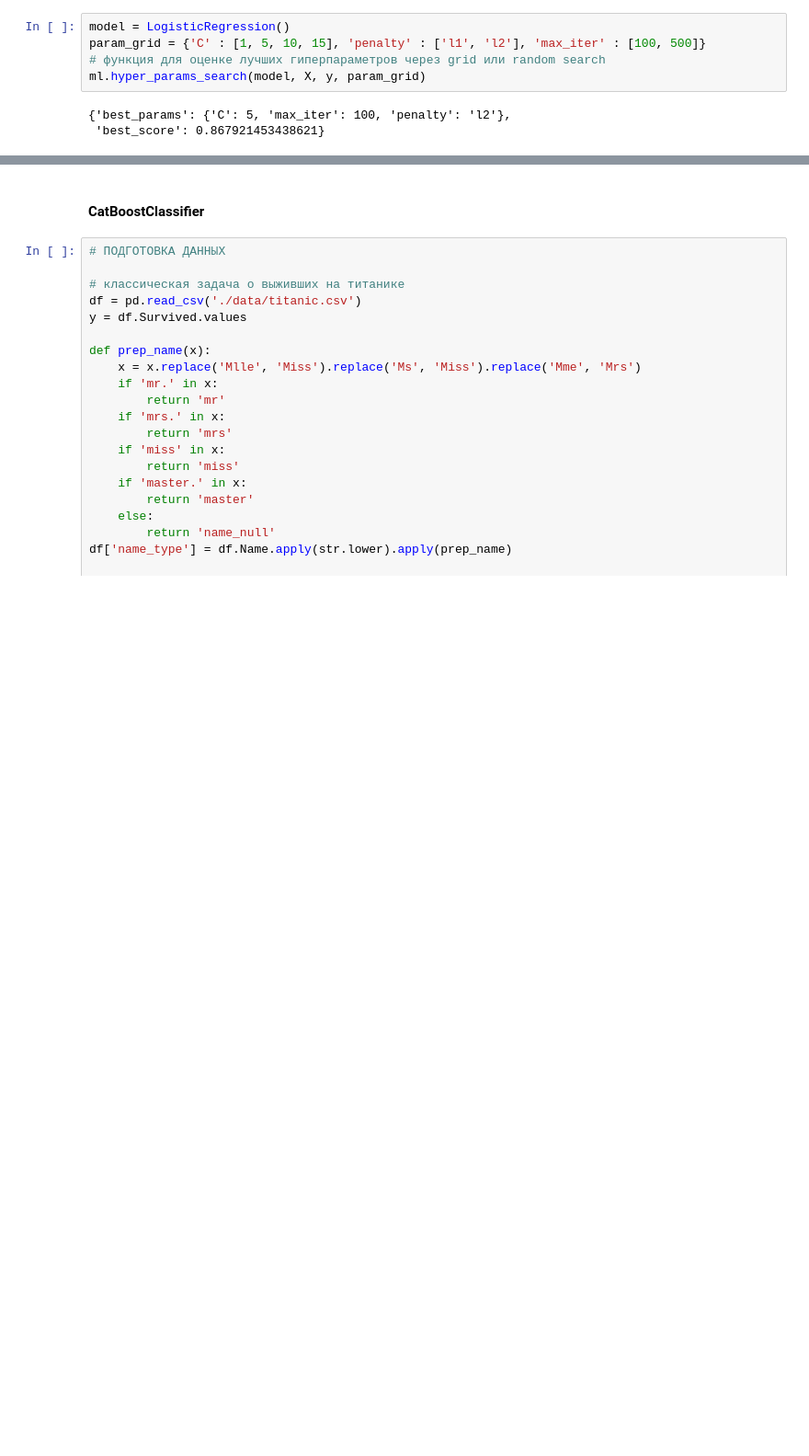
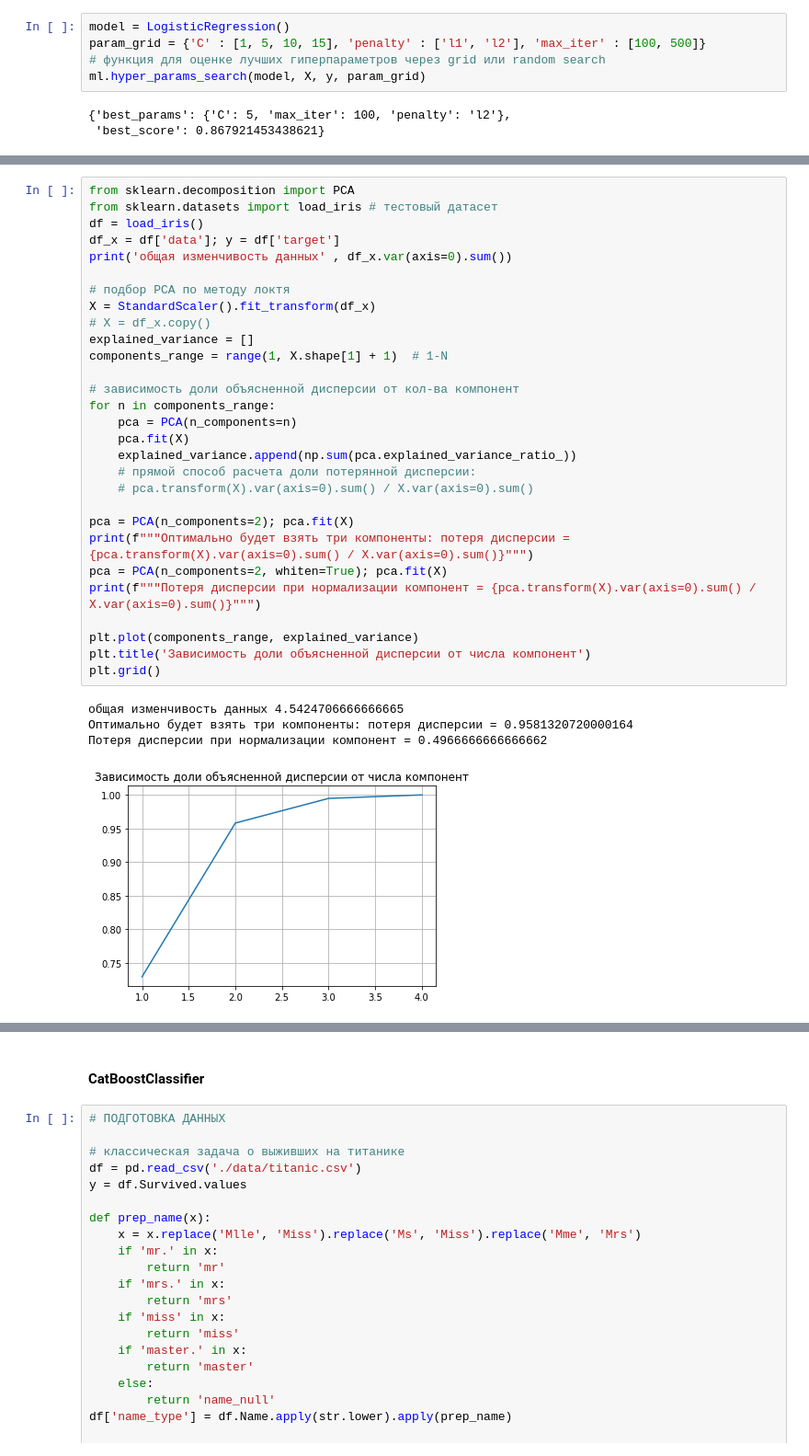
Before and after one commit to gavrevnik/analytics_tools, a Jupyter notebook: ML.ipynb, the cells around one changed output, grey strips where cells are left out. Shown at 92% size. Saved outputs shown, nothing was run; the diff lists cells and outputs as text; blank space fills up the shorter version.

```diff
--- a/ML.ipynb
+++ b/ML.ipynb
@@ -661,0 +931,34 @@ pca
+# %%
+from sklearn.decomposition import PCA
+from sklearn.datasets import load_iris # тестовый датасет
+df = load_iris()
+df_x = df['data']; y = df['target']
+print('общая изменчивость данных' , df_x.var(axis=0).sum())
+
+# подбор PCA по методу локтя
+X = StandardScaler().fit_transform(df_x)
+# X = df_x.copy()
+explained_variance = []
+components_range = range(1, X.shape[1] + 1)  # 1-N
+
+# зависимость доли объясненной дисперсии от кол-ва компонент
+for n in components_range:
+    pca = PCA(n_components=n)
+    pca.fit(X)
+    explained_variance.append(np.sum(pca.explained_variance_ratio_))
+    # прямой способ расчета доли потерянной дисперсии:
+    # pca.transform(X).var(axis=0).sum() / X.var(axis=0).sum()
+
+pca = PCA(n_components=2); pca.fit(X)
+print(f"""Оптимально будет взять три компоненты: потеря дисперсии = {pca.transform(X).var(axis=0).sum() / X.var(axis=0).sum()}""")
+pca = PCA(n_components=2, whiten=True); pca.fit(X)
+print(f"""Потеря дисперсии при нормализации компонент = {pca.transform(X).var(axis=0).sum() / X.var(axis=0).sum()}""")
+
+plt.plot(components_range, explained_variance)
+plt.title('Зависимость доли объясненной дисперсии от числа компонент')
+plt.grid()
+# %% [output]
+общая изменчивость данных 4.5424706666666665
+Оптимально будет взять три компоненты: потеря дисперсии = 0.9581320720000164
+Потеря дисперсии при нормализации компонент = 0.4966666666666662
+[figure, added]
```
Also changed, not shown: parts of 19 cells of this notebook, 1 other file.
